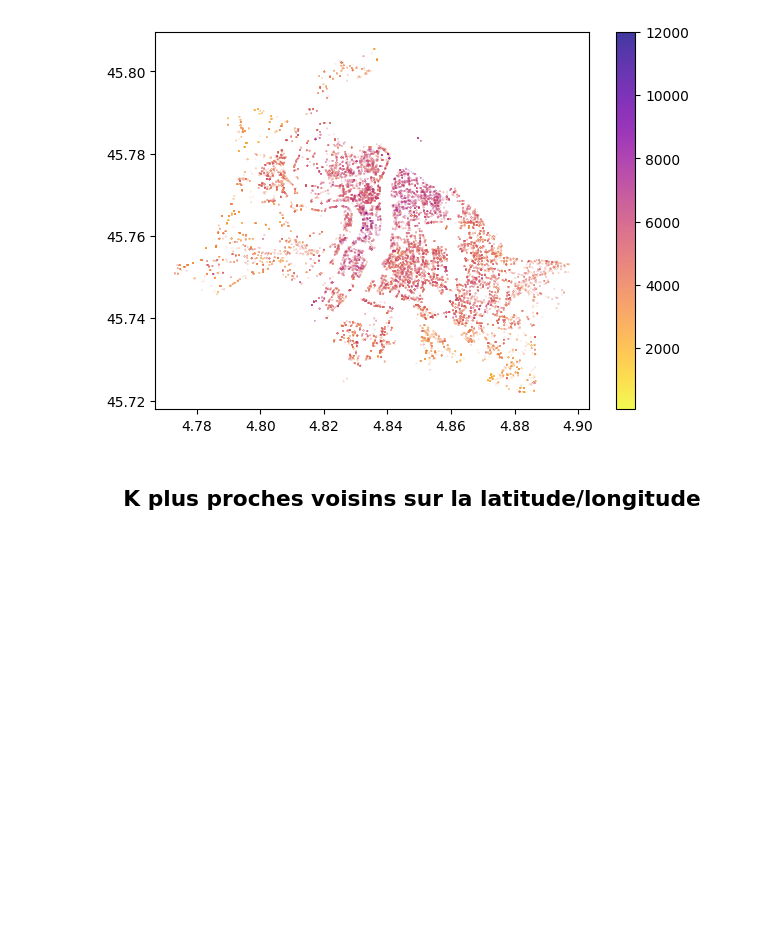
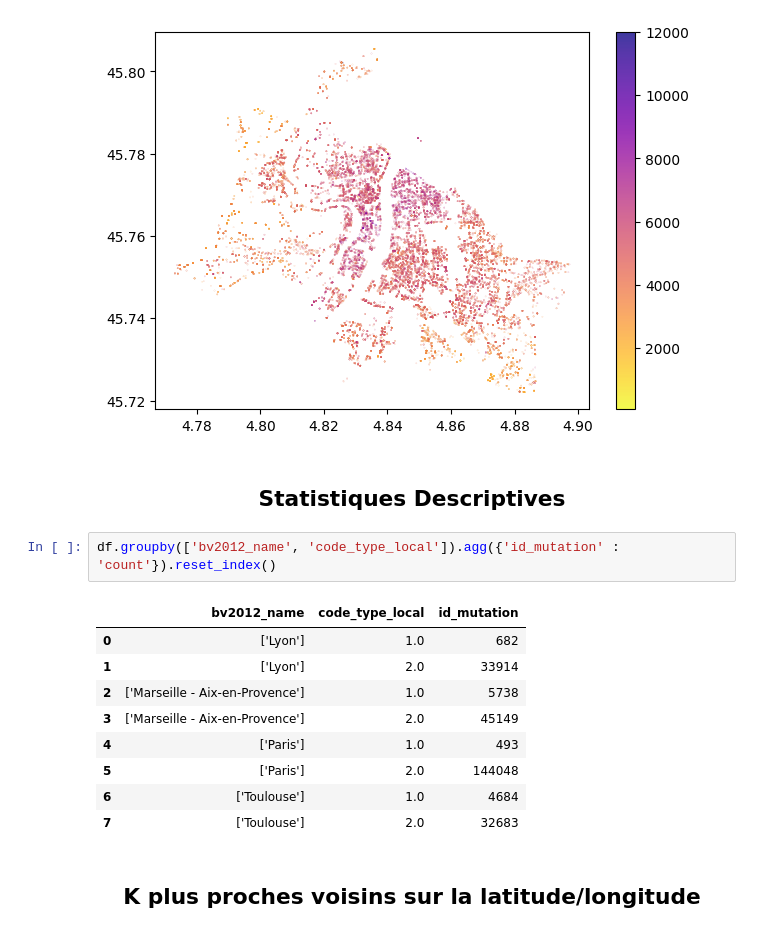
Before and after one commit to Clotilde-23/BDC, a Jupyter notebook: Notebooks/KNN-Coordonnees.ipynb, the cells around one changed output. Saved outputs shown, nothing was run; the diff lists cells and outputs as text; blank space fills up the shorter version.

```diff
--- a/Notebooks/KNN-Coordonnees.ipynb
+++ b/Notebooks/KNN-Coordonnees.ipynb
@@ -120,6 +83,20 @@ visualise(df, 200, 1000, 'Marseille - Aix-en-Provence', 2, 0.99, 0)
 visualise(df, 200, 1000, 'Lyon', 2, 1, 0)
 # %% [output]
 [figure]
+# %% [markdown]
+## <center> Statistiques Descriptives
+# %%
+df.groupby(['bv2012_name', 'code_type_local']).agg({'id_mutation' : 'count'}).reset_index()
+# %% [output]
+|  | bv2012_name | code_type_local | id_mutation |
+| 0 | ['Lyon'] | 1.0 | 682 |
+| 1 | ['Lyon'] | 2.0 | 33914 |
+| 2 | ['Marseille - Aix-en-Provence'] | 1.0 | 5738 |
+| 3 | ['Marseille - Aix-en-Provence'] | 2.0 | 45149 |
+| 4 | ['Paris'] | 1.0 | 493 |
+| 5 | ['Paris'] | 2.0 | 144048 |
+| 6 | ['Toulouse'] | 1.0 | 4684 |
+| 7 | ['Toulouse'] | 2.0 | 32683 |
 # %% [markdown]
 ## <center> K plus proches voisins sur la latitude/longitude
 # %% [markdown]
```
Also changed, not shown: parts of 26 cells of this notebook, 2 other files.
